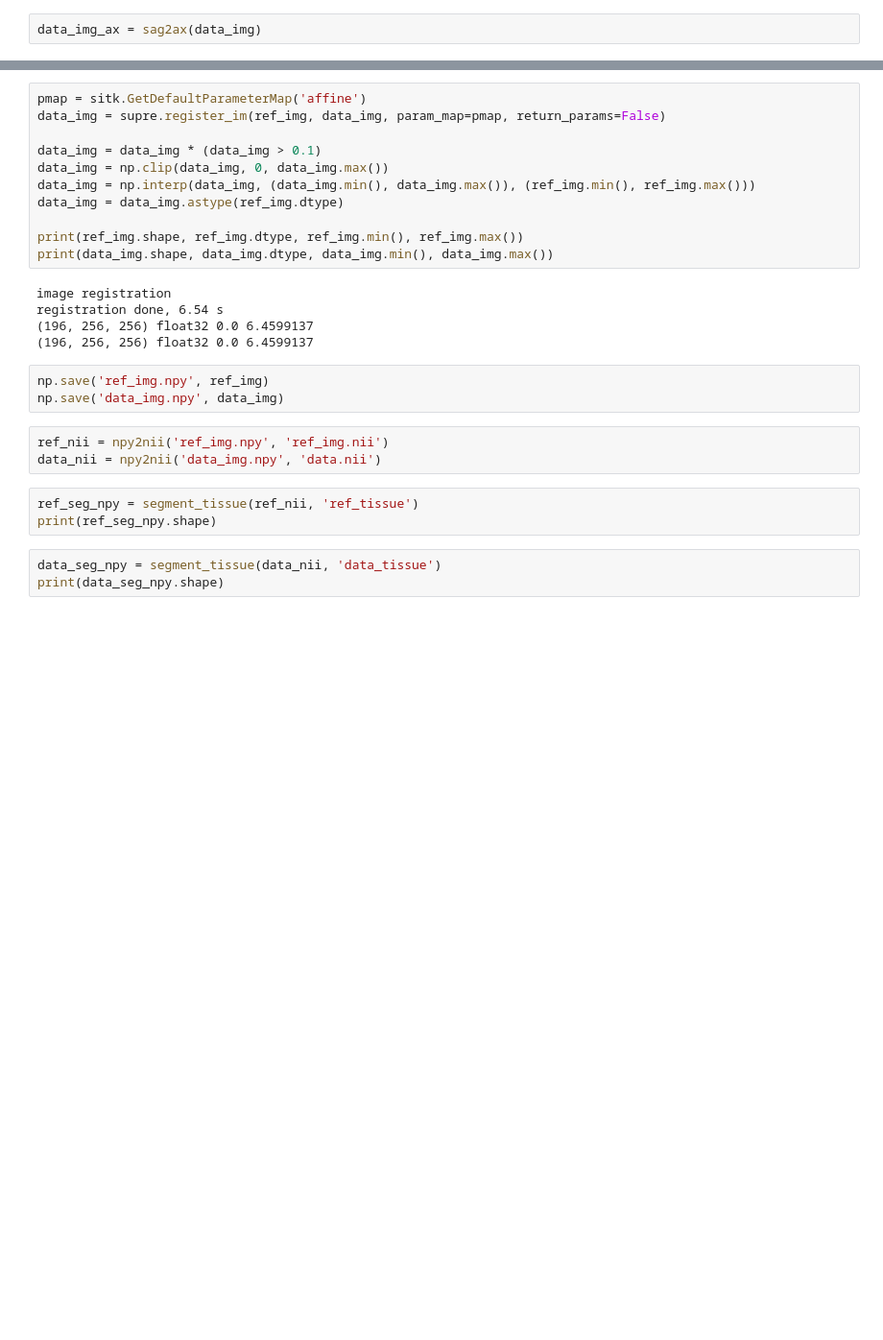
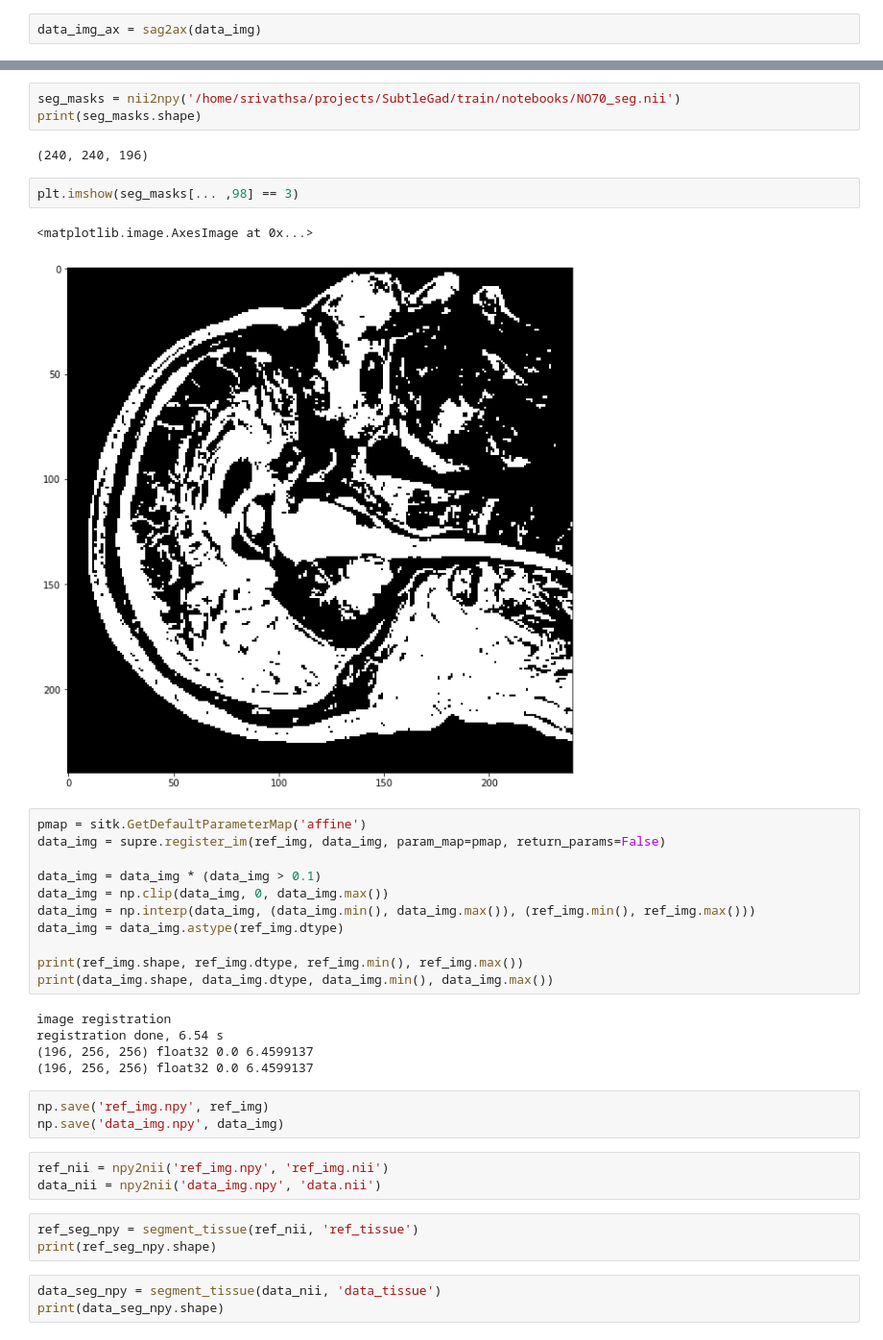
Before and after one commit to subtlemedicalinc/SubtleBoost, a Jupyter notebook: train/notebooks/FSL FAST brain tissue segmentation.ipynb, the cells around one changed output, grey strips where cells are left out. Shown: that part at 96% size. Drawn from its saved outputs; the diff is of its cells as text; blank space fills up the shorter version.

Commit message:
Update notebooks from lambda

```diff
--- a/train/notebooks/FSL FAST brain tissue segmentation.ipynb
+++ b/train/notebooks/FSL FAST brain tissue segmentation.ipynb
@@ -113,3 +120,13 @@ show_img(diff > 0.5)
+# %%
+seg_masks = nii2npy('/home/srivathsa/projects/SubtleGad/train/notebooks/NO70_seg.nii')
+print(seg_masks.shape)
+# %% [output]
+(240, 240, 196)
+# %%
+plt.imshow(seg_masks[... ,98] == 3)
+# %% [output]
+<matplotlib.image.AxesImage at 0x...>
+[figure, added]
 # %%
 pmap = sitk.GetDefaultParameterMap('affine')
 data_img = supre.register_im(ref_img, data_img, param_map=pmap, return_params=False)
```
Also changed, not shown: parts of 6 cells of this notebook, 2 other files.
